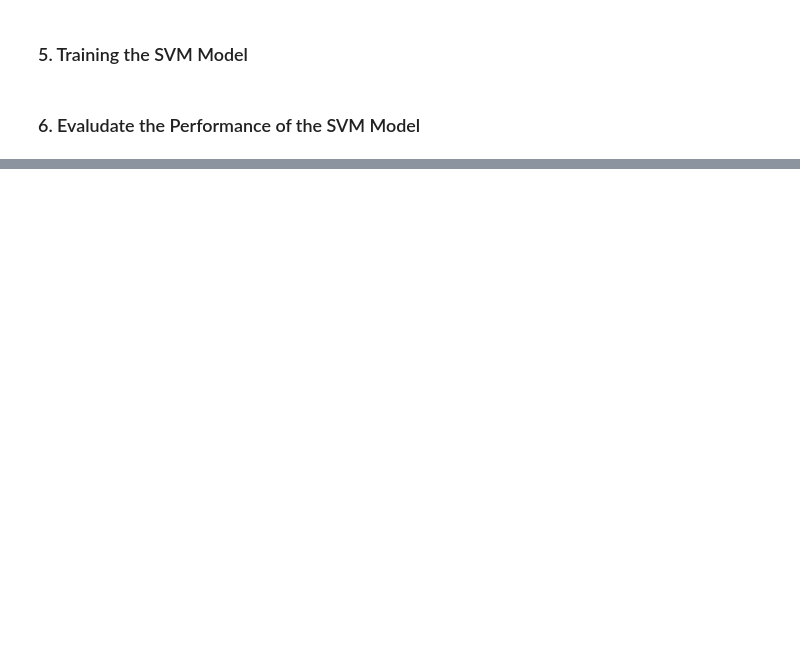
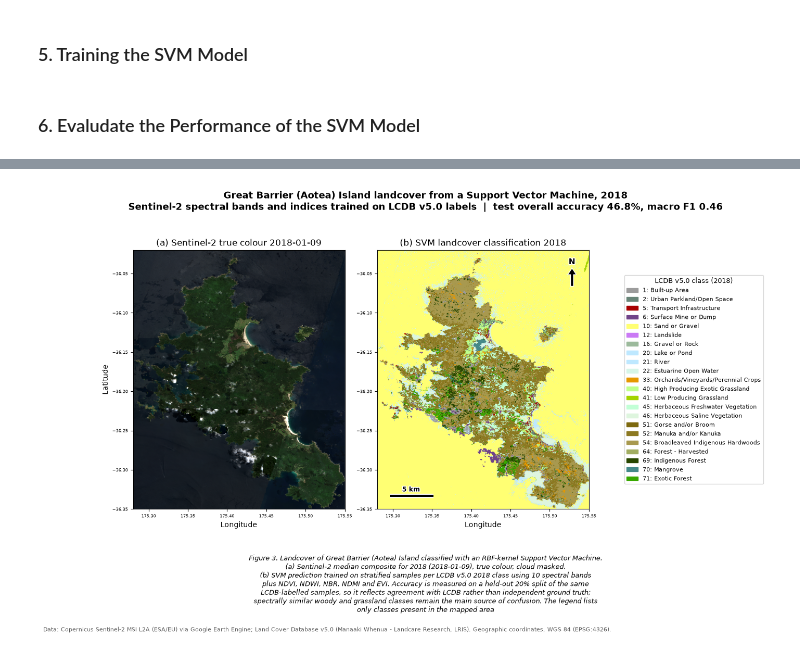
Before and after one commit to dongwook-uoa/SatelliteDataAI-UOA, a Jupyter notebook: Lab-Notebooks/761_Lab2_ans.ipynb, the cells around one changed output, grey strips where cells are left out. Saved outputs shown, nothing was run; the diff lists cells and outputs as text; code cells hidden in the pictures; blank space fills up the shorter version.

```diff
--- a/Lab-Notebooks/761_Lab2_ans.ipynb
+++ b/Lab-Notebooks/761_Lab2_ans.ipynb
@@ -912,0 +925,11 @@ Classification Report:
+# %%
+# Apply the trained SVM to every pixel of the 2018 composite
+ex6_classified = s2_clipped.select(feature_bands).classify(ex6_svm)
+
+# Quick interactive look before committing to the publication figure
+Map = geemap.Map()
+Map.centerObject(aoi, 11)
+Map.addLayer(s2_clipped, {'bands': ['B4', 'B3', 'B2'], 'min': 0, 'max': 0.3, 'gamma': 1.2}, 'Sentinel-2 RGB 2018')
+Map.addLayer(ex6_classified.randomVisualizer(), {}, 'SVM landcover 2018')
+Map.addLayer(aoi, {'color': 'red'}, 'AOI')
+Map
@@ -912,0 +1054,89 @@ Classification Report:
+# %%
+# --- Figure layout: 2 maps + legend column (Lab 1 / Lab 2: fig + gridspec) ---
+fig = plt.figure(figsize=(15, 7.5))
+gs = fig.add_gridspec(1, 3, width_ratios=[1, 1, 0.55], wspace=0.18)
+ax_rgb = fig.add_subplot(gs[0, 0])
+ax_class = fig.add_subplot(gs[0, 1])
+ax_legend = fig.add_subplot(gs[0, 2])
+
+panels = (
+    (ax_rgb, ex6_rgb_url, f'(a) Sentinel-2 true colour {s2_date}'),
+    (ax_class, ex6_class_url, '(b) SVM landcover classification 2018'),
+)
+for ax, url, title in panels:
+    with tempfile.NamedTemporaryFile(suffix='.png') as f:
+        urllib.request.urlretrieve(url, f.name)
+        img = mpimg.imread(f.name)
+        ax.imshow(img, extent=[ex6_xmin, ex6_xmax, ex6_ymin, ex6_ymax])
+    ax.set_title(title, fontsize=12)
+    ax.set_xlabel('Longitude', fontsize=10)
+    ax.set_xlim(ex6_xmin, ex6_xmax)
+    ax.set_ylim(ex6_ymin, ex6_ymax)
+    ax.tick_params(labelsize=6)
+
+ax_rgb.set_ylabel('Latitude', fontsize=10)
+
+# Map furniture on the classified panel
+add_scale_bar(ax_class, length_km=5)
+add_north_arrow(ax_class)
+
+# Performance statistics reported on the map itself
+# ax_class.text(
+#     0.02, 0.98,
+#     'SVM (RBF, cost=10, gamma=0.5)\n'
+#     f'Overall accuracy: {ex6_oa:.1%}\n'
+#     f'Cohen\'s kappa: {ex6_kappa:.2f}\n'
+#     f'Macro F1: {ex6_macro_f1:.2f}\n',
+#     transform=ax_class.transAxes, ha='left', va='top', fontsize=8,
+#     bbox=dict(boxstyle='round,pad=0.4', facecolor='white', alpha=0.85, edgecolor='0.6'),
+# )
+
+# Legend column: only the classes present on the map
+ax_legend.axis('off')
+legend_patches = [
+    mpatches.Patch(color=f'#{LCDB_PALETTE.get(c, "888888")}', label=f'{c}: {LCDB_NAMES.get(c, str(c))}')
+    for c in ex6_mapped
+]
+ax_legend.legend(
+    handles=legend_patches,
+    loc='center left',
+    ncol=1,
+    fontsize=8,
+    frameon=True,
+    title='LCDB v5.0 class (2018)',
+    title_fontsize=9,
+)
+
+fig.suptitle(
+    'Great Barrier (Aotea) Island landcover from a Support Vector Machine, 2018\n'
+    f'Sentinel-2 spectral bands and indices trained on LCDB v5.0 labels  |  '
+    f'test overall accuracy {ex6_oa:.1%}, macro F1 {ex6_macro_f1:.2f}',
+    fontsize=13,
+    fontweight='bold',
+)
+
+fig.text(
+    0.5, -0.1,
+    'Figure 3. Landcover of Great Barrier (Aotea) Island classified with an RBF-kernel Support Vector Machine.\n'
+    f'(a) Sentinel-2 median composite for 2018 ({s2_date}), true colour, cloud masked.\n'
+    '(b) SVM prediction trained on stratified samples per LCDB v5.0 2018 class using 10 spectral bands\n'
+    'plus NDVI, NDWI, NBR, NDMI and EVI. Accuracy is measured on a held-out 20% split of the same\n'
+    'LCDB-labelled samples, so it reflects agreement with LCDB rather than independent ground truth;\n'
+    'spectrally similar woody and grassland classes remain the main source of confusion. The legend lists\n'
+    'only classes present in the mapped area',
+    ha='center', fontsize=9, style='italic',
+)
+
+fig.text(
+    0.01, -0.15,
+    'Data: Copernicus Sentinel-2 MSI L2A (ESA/EU) via Google Earth Engine; '
+    'Land Cover Database v5.0 (Manaaki Whenua - Landcare Research, LRIS). '
+    'Geographic coordinates, WGS 84 (EPSG:4326).',
+    ha='left', fontsize=8, color='0.35',
+)
+
+plt.tight_layout()
+fig.savefig('figures/lab2_ex6_aotea_svm_landcover_2018.png', dpi=300, bbox_inches='tight')
+plt.show()
+# %% [output]
+[figure, added]
```
Also changed, not shown: parts of 16 cells of this notebook, 12 other files.
